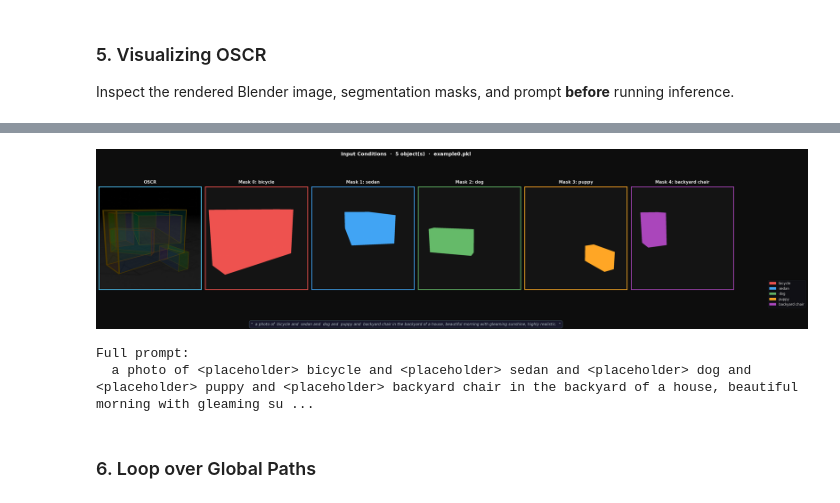
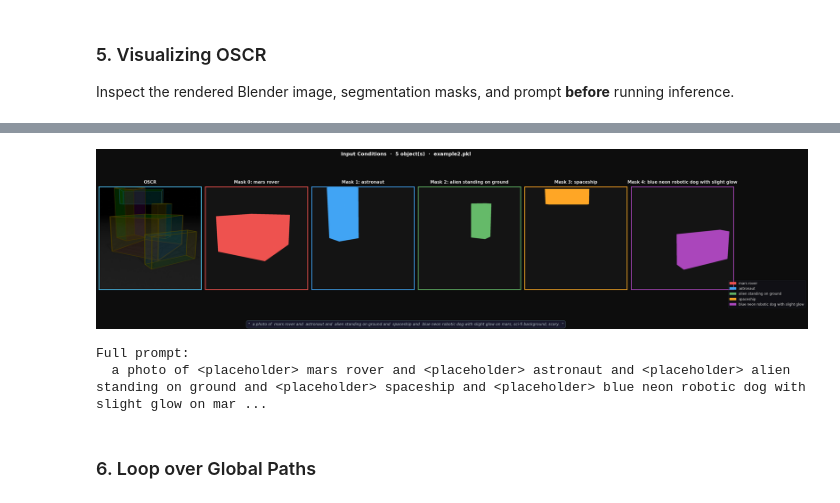
Before and after one commit to va1bhavagrawal/seethrough3d, a Jupyter notebook: infer.ipynb, the cells around one changed output, grey strips where cells are left out. Drawn from its saved outputs; the diff is of its cells as text; code cells hidden in the pictures.

```diff
--- a/infer.ipynb
+++ b/infer.ipynb
@@ -29,7 +30,7 @@ You set `add_prefix_space`. The tokenizer needs to be converted from the slow to
 ### 1. Global Scene Configs
 # %%
 SCENE_PICKLE_PATHS = [
-    "inference/saved_scenes/example0.pkl"
+    "inference/saved_scenes/example2.pkl"
 ]
 # %% [markdown]
 ### 2. Start Blender Backend Servers
@@ -348,4 +332,5 @@ def visualize_input_conditions(pkl_path):
 
 # ── Run for the first scene in the list ──────────────────────────────────────
 if SCENE_PICKLE_PATHS:
+    visualize_input_conditions(SCENE_PICKLE_PATHS[0])
 # %% [output]
@@ -355,8 +341,8 @@ passing subjects_data = [{'subject_name': 'bicycle', 'x': 2.5, 'y': 0.0, 'z': 0.
 Rendering segmentation masks...
 Successfully rendered 5 segmentation masks
-[figure, old version]
+[figure, new version]
 Full prompt:
-  a photo of <placeholder> bicycle and <placeholder> sedan and <placeholder> dog and <placeholder> puppy and <placeholder> backyard chair in the backyard of a house, beautiful morning with gleaming su ...
+  a photo of <placeholder> mars rover and <placeholder> astronaut and <placeholder> alien standing on ground and <placeholder> spaceship and <placeholder> blue neon robotic dog with slight glow on mar ...
 # %% [markdown]
 ### 6. Loop over Global Paths
 # %%
```
Also changed, not shown: parts of 7 cells of this notebook, 16 other files.
